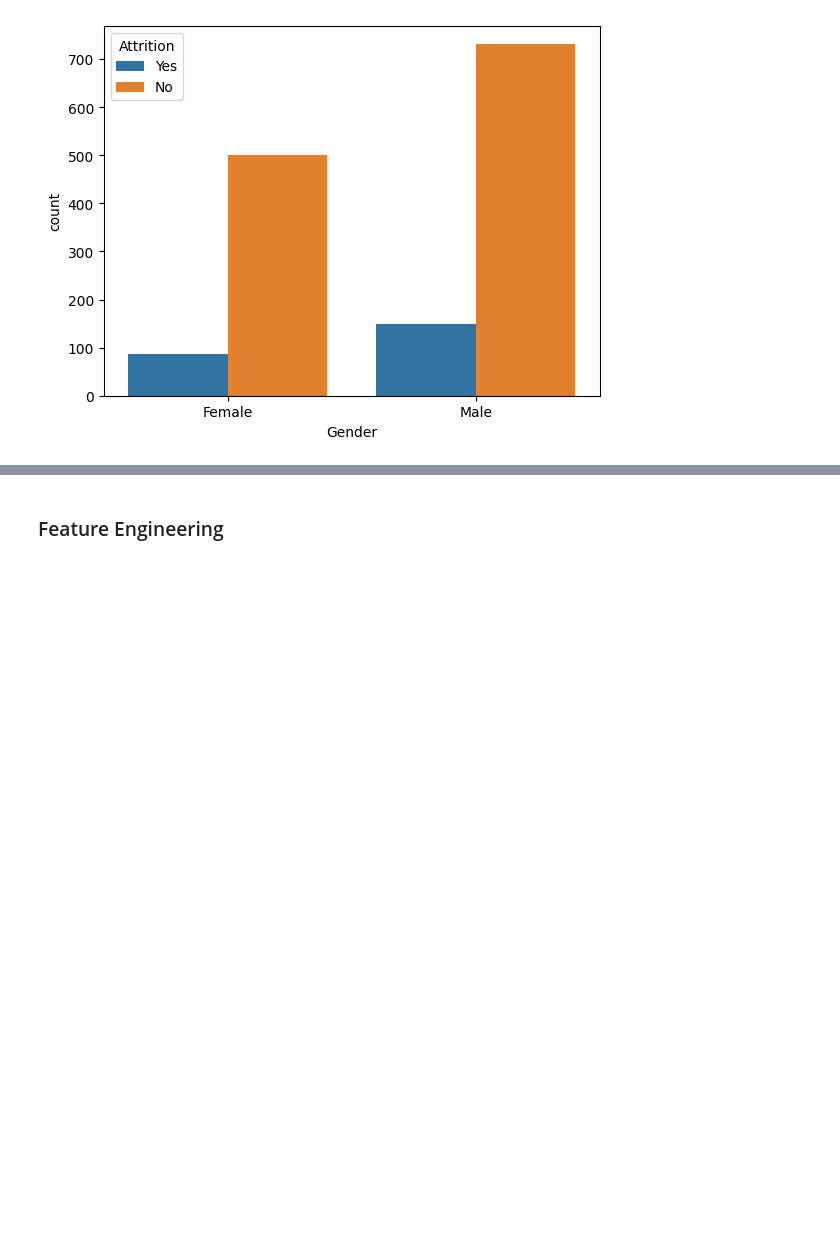
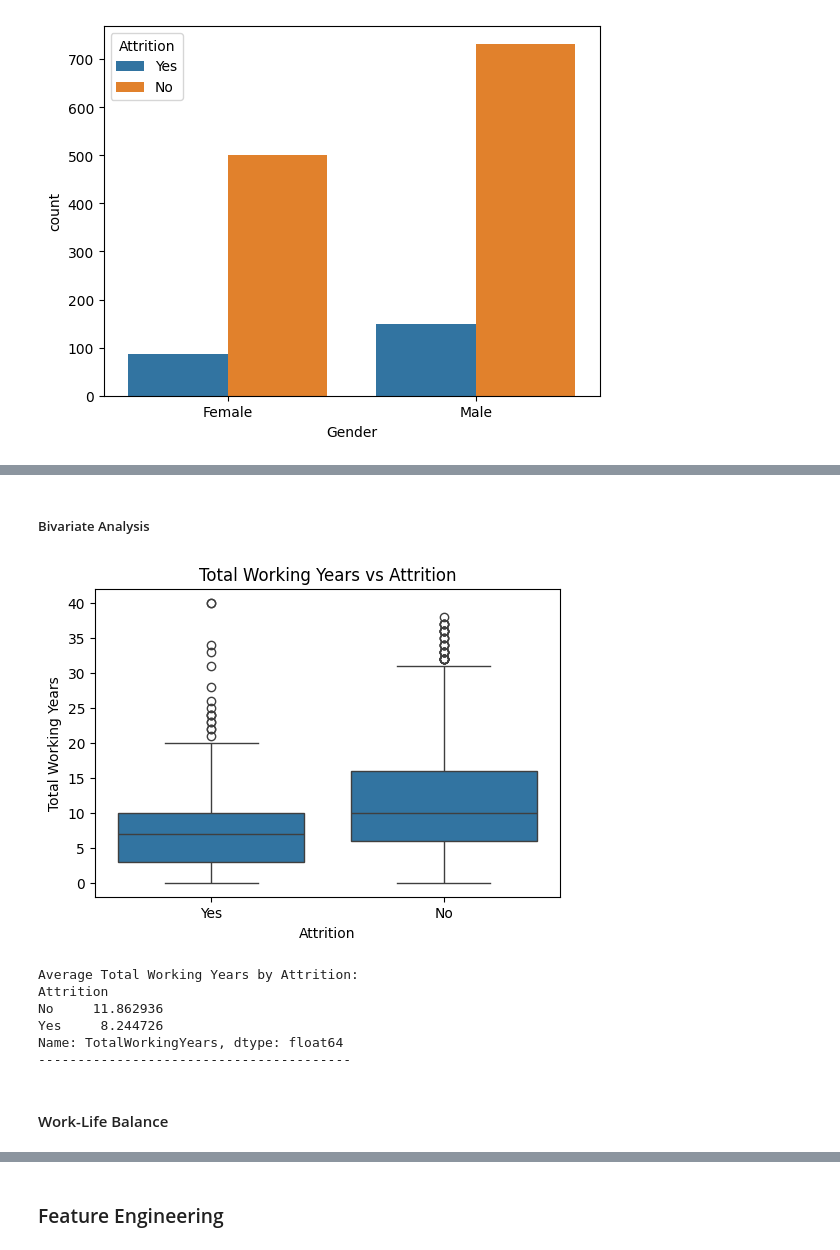
Before and after one commit to CreativeTob/InsightHQ, a Jupyter notebook: pst.ipynb, the cells around one changed output, grey strips where cells are left out. Saved outputs shown, nothing was run; the diff lists cells and outputs as text; code cells hidden in the pictures; blank space fills up the shorter version.

```diff
--- a/main.ipynb
+++ b/pst.ipynb
@@ -556,0 +607,24 @@ plt.show()
+# %% [markdown]
+#####  Bivariate Analysis
+# %%
+plt.figure(figsize=(6,4))
+sns.boxplot(x='Attrition', y='TotalWorkingYears', data=df)
+plt.title("Total Working Years vs Attrition")
+plt.xlabel("Attrition")
+plt.ylabel("Total Working Years")
+plt.show()
+
+
+print("Average Total Working Years by Attrition:")
+print(df.groupby('Attrition')['TotalWorkingYears'].mean())
+print("-"*40)
+# %% [output]
+[figure, added]
+Average Total Working Years by Attrition:
+Attrition
+No     11.862936
+Yes     8.244726
+Name: TotalWorkingYears, dtype: float64
+----------------------------------------
+# %% [markdown]
+#### Work-Life Balance
```
Also changed, not shown: parts of 14 cells of this notebook.
